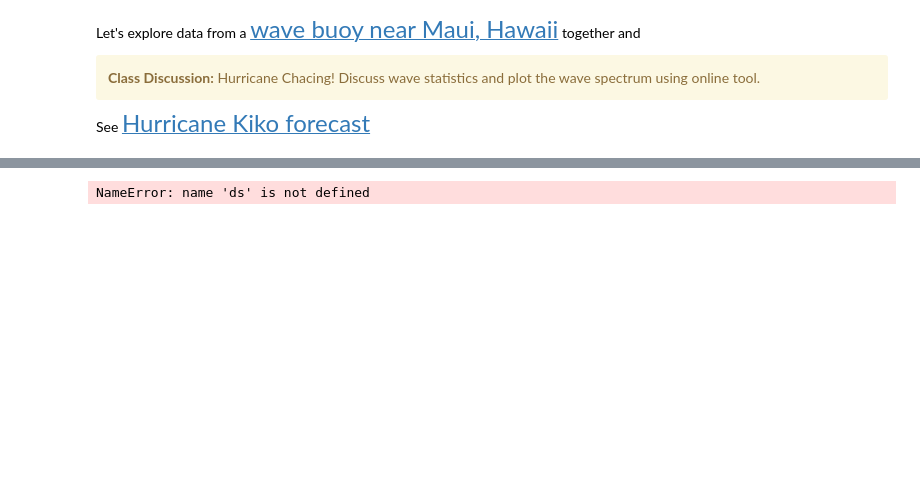
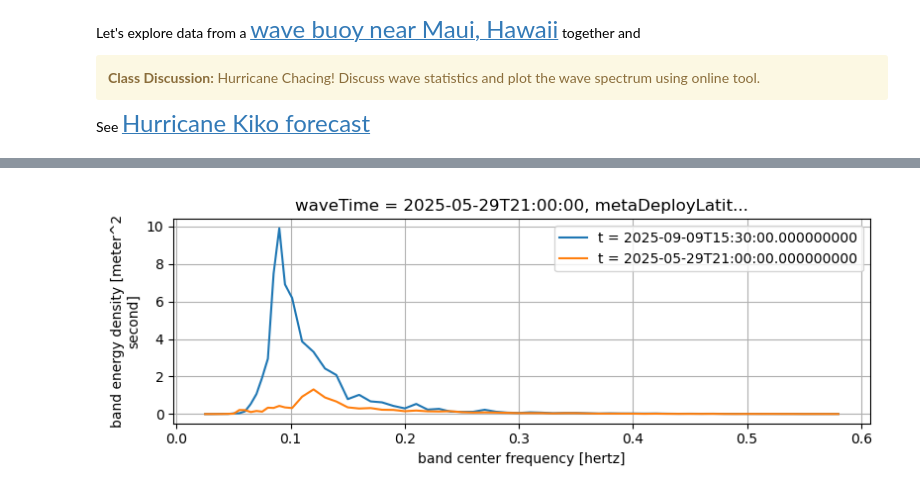
Before and after one commit to ShuwenTan-PO/MARN-3060, a Jupyter notebook: notebooks/Lecture03-Wind_Wave.ipynb, the cells around one changed output, grey strips where cells are left out. Cells and saved outputs as stored; diff of their text form; code cells hidden in the pictures; blank space fills up the shorter version.

```diff
--- a/notebooks/Lecture03-Wind_Wave.ipynb
+++ b/notebooks/Lecture03-Wind_Wave.ipynb
@@ -633,13 +649,14 @@ plt.tight_layout()
 # %%
 # plot wave spectrum of Hilo at last time step
 fig, ax = plt.subplots(nrows=1, ncols=1, figsize=(8,3))
-ds_hilo.waveEnergyDensity[-1,:].plot(ax=ax, label = f"t = {ds.waveTime[-1].data}")
-ds_hilo.waveEnergyDensity[0,:].plot(ax=ax, label = f"t = {ds.waveTime[0].data}")
+ds_hilo.waveEnergyDensity[-1,:].plot(ax=ax, label = f"t = {ds_hilo.waveTime[-1].data}")
+ds_hilo.waveEnergyDensity[0,:].plot(ax=ax, label = f"t = {ds_hilo.waveTime[0].data}")
 ax.legend()
 ax.grid(True)
 plt.tight_layout()
+plt.show()
 # %% [output]
-NameError: name 'ds' is not defined
+[figure, added]
 # %% [markdown]
 ## 5. Wave generation and prediction
 
```
Also changed, not shown: parts of 8 cells of this notebook, 1 other file.
